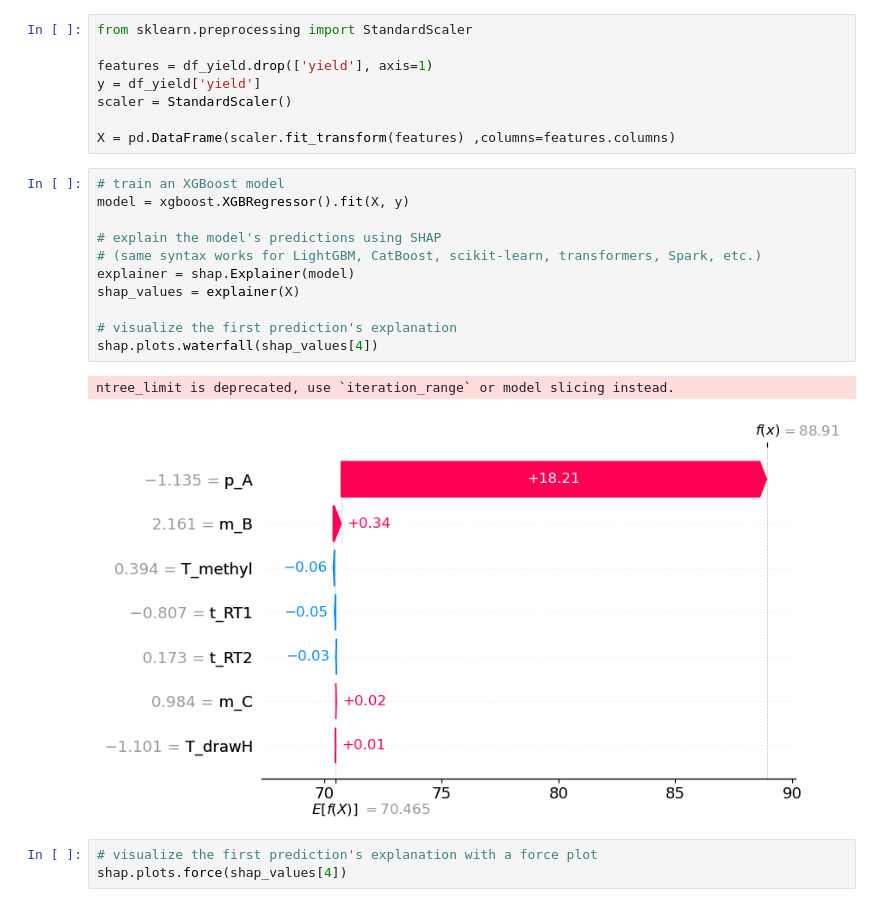
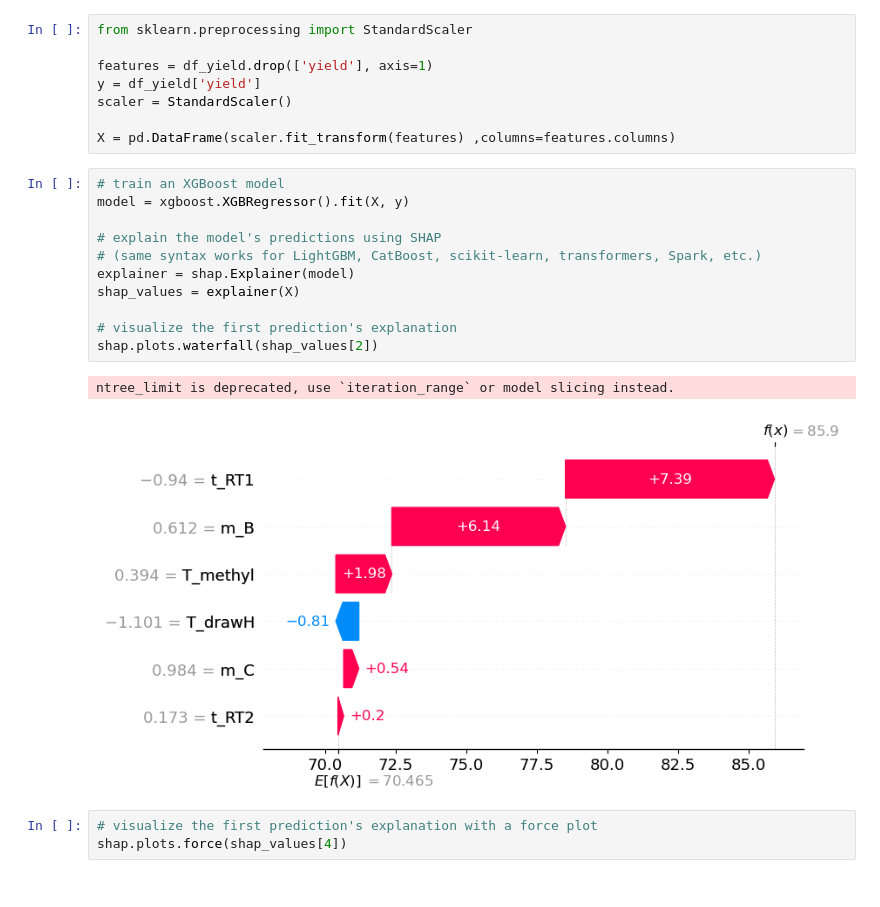
Before and after one commit to zhaisilong/flow, a Jupyter notebook: shap.ipynb, the cells around one changed output. Cells and saved outputs as stored; diff of their text form.

```diff
--- a/shap.ipynb
+++ b/shap.ipynb
@@ -23,17 +23,17 @@ X = pd.DataFrame(scaler.fit_transform(features) ,columns=features.columns)
 # %%
 # train an XGBoost model
 model = xgboost.XGBRegressor().fit(X, y)
 
 # explain the model's predictions using SHAP
 # (same syntax works for LightGBM, CatBoost, scikit-learn, transformers, Spark, etc.)
 explainer = shap.Explainer(model)
 shap_values = explainer(X)
 
 # visualize the first prediction's explanation
-shap.plots.waterfall(shap_values[4])
+shap.plots.waterfall(shap_values[2])
 # %% [output]
 ntree_limit is deprecated, use `iteration_range` or model slicing instead.
-[figure, old version]
+[figure, new version]
 # %%
 # visualize the first prediction's explanation with a force plot
 shap.plots.force(shap_values[4])
```
Also changed, not shown: parts of 6 cells of this notebook, 2 other files.
